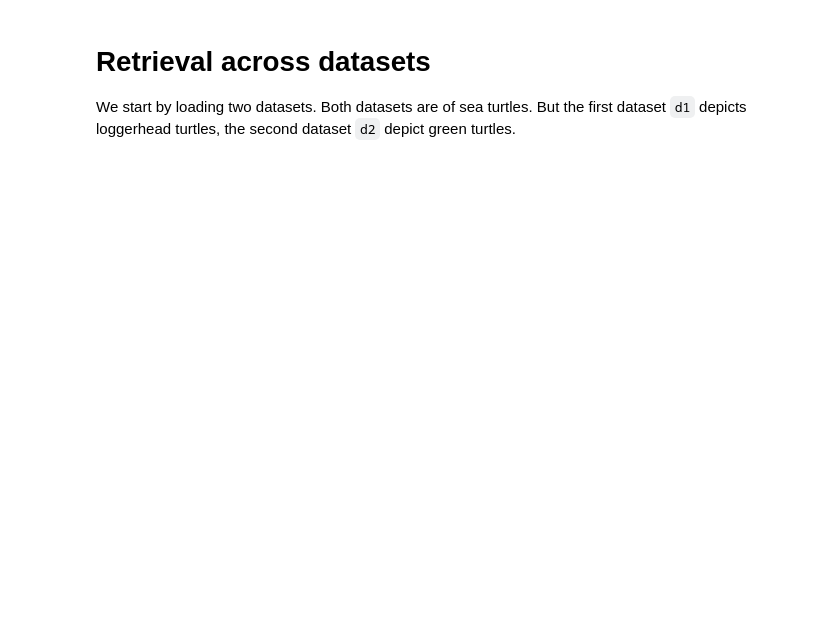
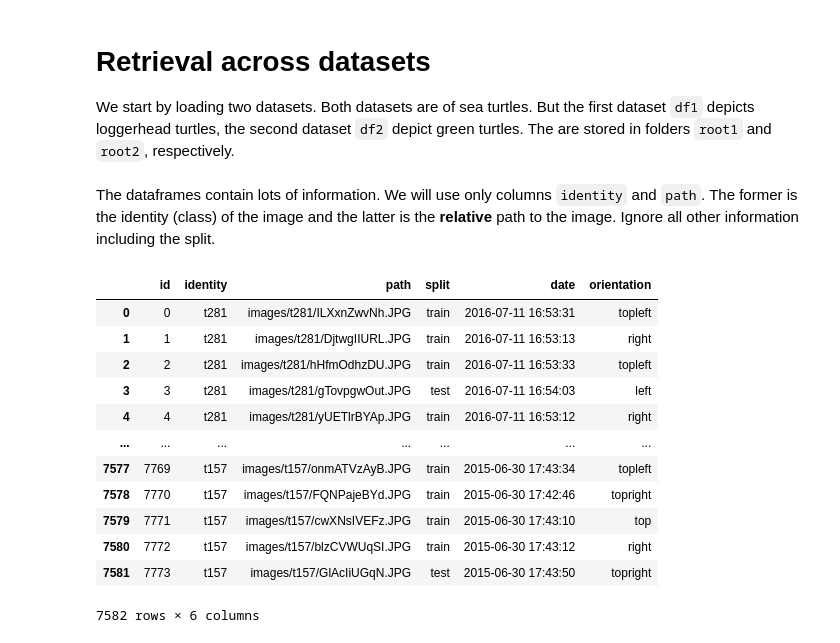
Before and after one commit to WildlifeDatasets/wildlife-datasets, a Jupyter notebook: notebooks/retrieval.ipynb, the cells around one changed output. Saved outputs shown, nothing was run; the diff lists cells and outputs as text; code cells hidden in the pictures; blank space fills up the shorter version.

```diff
--- a/notebooks/retrieval.ipynb
+++ b/notebooks/retrieval.ipynb
@@ -1,16 +1,35 @@
 # %% [markdown]
 # Retrieval across datasets
 
-We start by loading two datasets. Both datasets are of sea turtles. But the first dataset `d1` depicts loggerhead turtles, the second dataset `d2` depict green turtles.
+We start by loading two datasets. Both datasets are of sea turtles. But the first dataset `df1` depicts loggerhead turtles, the second dataset `df2` depict green turtles. The are stored in folders `root1` and `root2`, respectively.
 # %%
 import sys
 sys.path.append('..')
-
+import os
+import pandas as pd
 from wildlife_datasets import analysis, datasets, loader, splits
 
-root_dataset = '/mnt/data/turtles/datasets/datasets'
-root_dataframe = '/mnt/data/turtles/datasets/dataframes'
+root1 = '/mnt/data/turtles/datasets/datasets/SeaTurtleIDHeads'
+root2 = '/mnt/data/turtles/datasets/datasets/ZindiTurtleRecall'
 
-d1 = loader.load_dataset(datasets.SeaTurtleIDHeads, root_dataset, root_dataframe)
-d2 = loader.load_dataset(datasets.ZindiTurtleRecall, root_dataset, root_dataframe)
+df1 = datasets.SeaTurtleIDHeads(root1).df
+df2 = datasets.ZindiTurtleRecall(root2).df
+# %% [markdown]
+The dataframes contain lots of information. We will use only columns `identity` and `path`. The former is the identity (class) of the image and the latter is the **relative** path to the image. Ignore all other information including the split.
+# %%
+df1
+# %% [output]
+|  | id | identity | path | split | date | orientation |
+| 0 | 0 | t281 | images/t281/ILXxnZwvNh.JPG | train | 2016-07-11 16:53:31 | topleft |
+| 1 | 1 | t281 | images/t281/DjtwgIIURL.JPG | train | 2016-07-11 16:53:13 | right |
+| 2 | 2 | t281 | images/t281/hHfmOdhzDU.JPG | train | 2016-07-11 16:53:33 | topleft |
+| 3 | 3 | t281 | images/t281/gTovpgwOut.JPG | test | 2016-07-11 16:54:03 | left |
+| 4 | 4 | t281 | images/t281/yUETlrBYAp.JPG | train | 2016-07-11 16:53:12 | right |
+| ... | ... | ... | ... | ... | ... | ... |
+| 7577 | 7769 | t157 | images/t157/onmATVzAyB.JPG | train | 2015-06-30 17:43:34 | topleft |
+| 7578 | 7770 | t157 | images/t157/FQNPajeBYd.JPG | train | 2015-06-30 17:42:46 | topright |
+| 7579 | 7771 | t157 | images/t157/cwXNsIVEFz.JPG | train | 2015-06-30 17:43:10 | top |
+| 7580 | 7772 | t157 | images/t157/blzCVWUqSI.JPG | train | 2015-06-30 17:43:12 | right |
+| 7581 | 7773 | t157 | images/t157/GlAcIiUGqN.JPG | test | 2015-06-30 17:43:50 | topright |
+7582 rows × 6 columns
 # %% [markdown]
```
Also changed, not shown: parts of 13 cells of this notebook.
